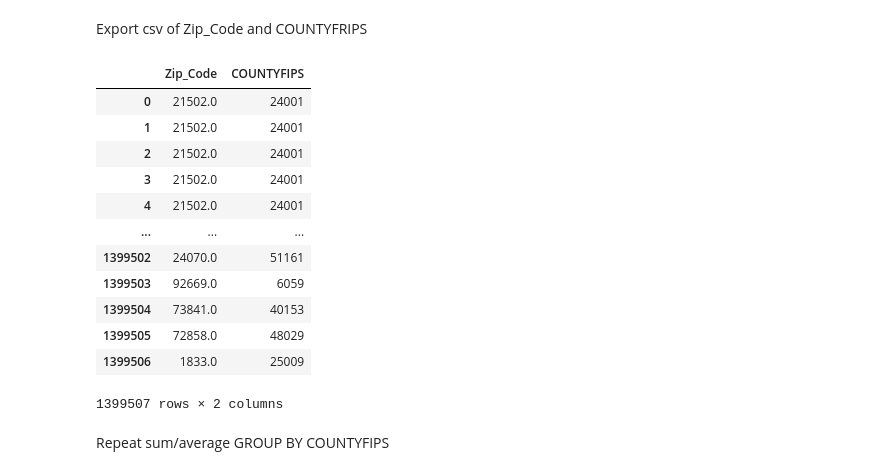
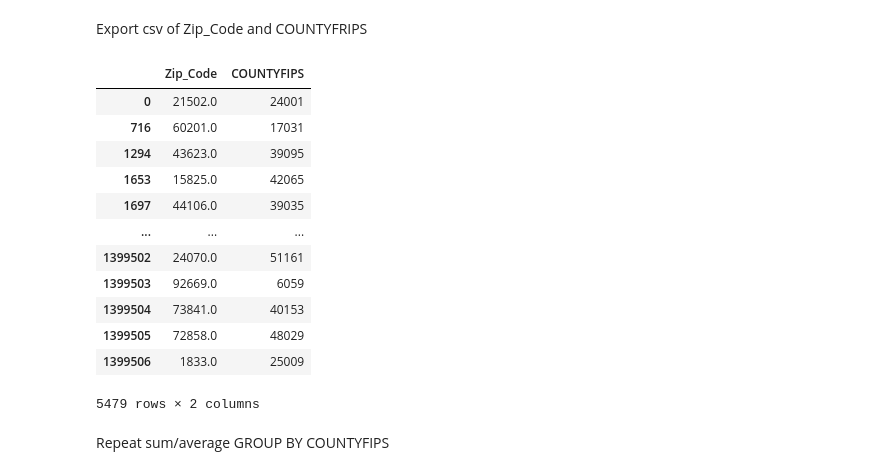
Before and after one commit to lamwilton/COVID-19, a Jupyter notebook: Neural.ipynb, the cells around one changed output. Saved outputs shown, nothing was run; the diff lists cells and outputs as text; code cells hidden in the pictures.

```diff
--- a/Neural.ipynb
+++ b/Neural.ipynb
@@ -183,22 +183,23 @@ merge_df.head()
 Export csv of Zip_Code and COUNTYFRIPS
 # %%
 zip_fips = merge_df.loc[:, ["Zip_Code", "COUNTYFIPS"]]
+zip_fips.drop_duplicates(inplace=True)
 zip_fips.to_csv(os.path.join("output", "Output_Zip_Fips.csv"))
 zip_fips
 # %% [output]
 |  | Zip_Code | COUNTYFIPS |
 | 0 | 21502.0 | 24001 |
-| 1 | 21502.0 | 24001 |
-| 2 | 21502.0 | 24001 |
-| 3 | 21502.0 | 24001 |
-| 4 | 21502.0 | 24001 |
+| 716 | 60201.0 | 17031 |
+| 1294 | 43623.0 | 39095 |
+| 1653 | 15825.0 | 42065 |
+| 1697 | 44106.0 | 39035 |
 | ... | ... | ... |
 | 1399502 | 24070.0 | 51161 |
 | 1399503 | 92669.0 | 6059 |
 | 1399504 | 73841.0 | 40153 |
 | 1399505 | 72858.0 | 48029 |
 | 1399506 | 1833.0 | 25009 |
-1399507 rows × 2 columns
+5479 rows × 2 columns
 # %% [markdown]
 Repeat sum/average GROUP BY COUNTYFIPS
 # %%
```
Also changed, not shown: parts of 1 cell of this notebook, 1 other file.
